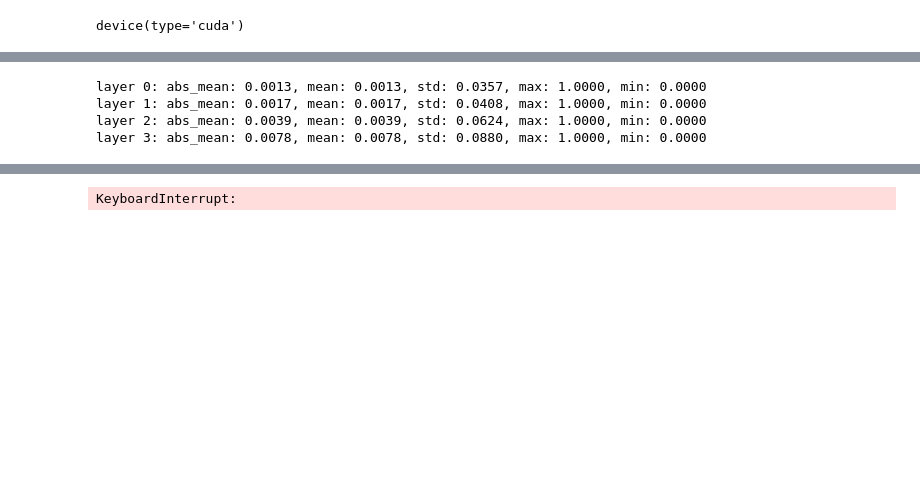
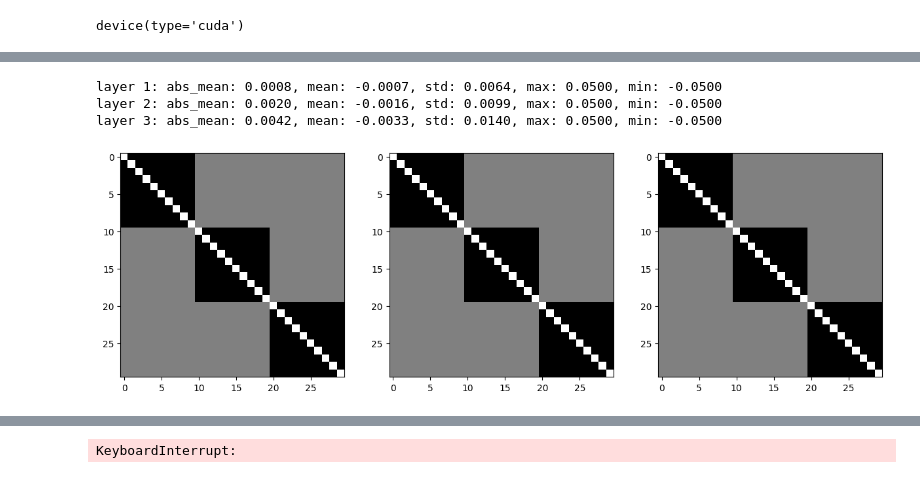
Before and after one commit to joeagriffith/pclib, a Jupyter notebook: examples/mnist/mnist_fc_ss_li.ipynb, the cells around one changed output, grey strips where cells are left out. Cells and saved outputs as stored; diff of their text form; code cells hidden in the pictures; blank space fills up the shorter version.

```diff
--- a/examples/mnist/mnist_fc_ss_li.ipynb
+++ b/examples/mnist/mnist_fc_ss_li.ipynb
@@ -107,16 +107,27 @@ model = FCClassifierSSLI(
 step = 0
 stats = None
 # %%
+plt.figure(figsize=(15, 5))
 for i, layer in enumerate(model.layers):
-    abs_mean = layer.weight_lat.abs().mean().item()
-    mean = layer.weight_lat.mean().item()
-    std = layer.weight_lat.std().item()
-    maxi = layer.weight_lat.max().item()
-    mini = layer.weight_lat.min().item()
+    if i == 0:
+        continue
+    # mat = layer.weight_lat
+    mat = layer.weight_lat * layer.lat_conn_mat
+    # mat = layer.weight_lat - layer.weight_lat.diag().diag()
+    # mat = layer.weight_lat - torch.eye(layer.weight_lat.shape[0]).to(device)
+    abs_mean = mat.abs().mean().item()
+    mean = mat.mean().item()
+    std = mat.std().item()
+    maxi = mat.max().item()
+    mini = mat.min().item()
     print(f"layer {i}: abs_mean: {abs_mean:.4f}, mean: {mean:.4f}, std: {std:.4f}, max: {maxi:.4f}, min: {mini:.4f}")
+    # show mat graphically
+    plt.subplot(1, 3, i)
+    plt.imshow(mat[:30,:30].detach().cpu(), cmap='gray')
+plt.show()
 # %% [output]
-layer 0: abs_mean: 0.0013, mean: 0.0013, std: 0.0357, max: 1.0000, min: 0.0000
-layer 1: abs_mean: 0.0017, mean: 0.0017, std: 0.0408, max: 1.0000, min: 0.0000
-layer 2: abs_mean: 0.0039, mean: 0.0039, std: 0.0624, max: 1.0000, min: 0.0000
-layer 3: abs_mean: 0.0078, mean: 0.0078, std: 0.0880, max: 1.0000, min: 0.0000
+layer 1: abs_mean: 0.0008, mean: -0.0007, std: 0.0064, max: 0.0500, min: -0.0500
+layer 2: abs_mean: 0.0020, mean: -0.0016, std: 0.0099, max: 0.0500, min: -0.0500
+layer 3: abs_mean: 0.0042, mean: -0.0033, std: 0.0140, max: 0.0500, min: -0.0500
+[figure, added]
 # %%
```
Also changed, not shown: parts of 10 cells of this notebook, 7 other files.
